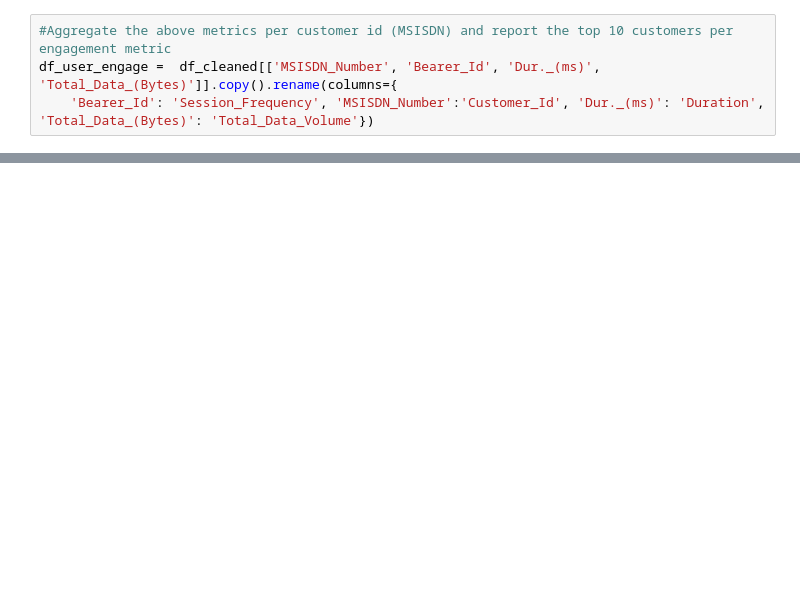
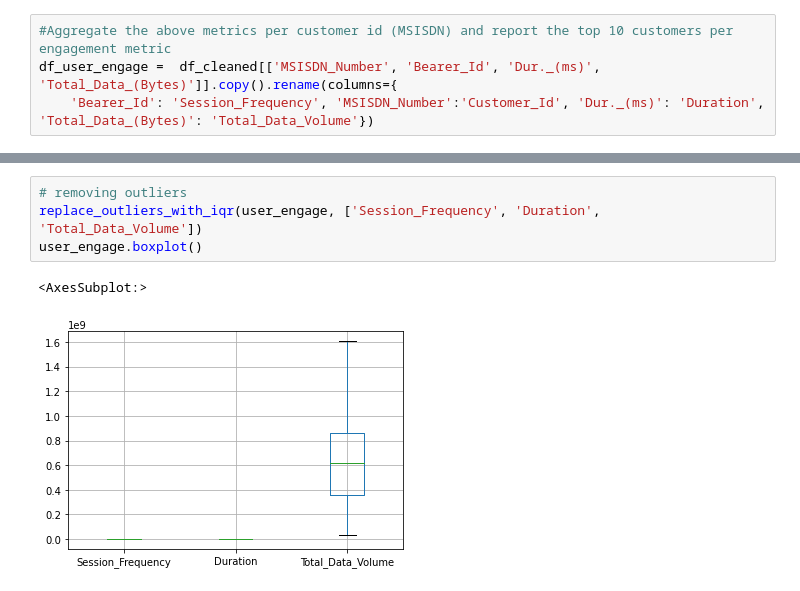
Before and after one commit to yonamg/Telecom-Data-Analysis, a Jupyter notebook: notebook/user_engagement_analysis.ipynb, the cells around one changed output, grey strips where cells are left out. Drawn from its saved outputs; the diff is of its cells as text; blank space fills up the shorter version.

```diff
--- a/notebook/user_engagement_analysis.ipynb
+++ b/notebook/user_engagement_analysis.ipynb
@@ -74,0 +92,7 @@ user_engage.head(10)
+# %%
+# removing outliers
+replace_outliers_with_iqr(user_engage, ['Session_Frequency', 'Duration', 'Total_Data_Volume'])
+user_engage.boxplot()
+# %% [output]
+<AxesSubplot:>
+[figure, added]
```
Also changed, not shown: parts of 8 cells of this notebook, 6 other files.
